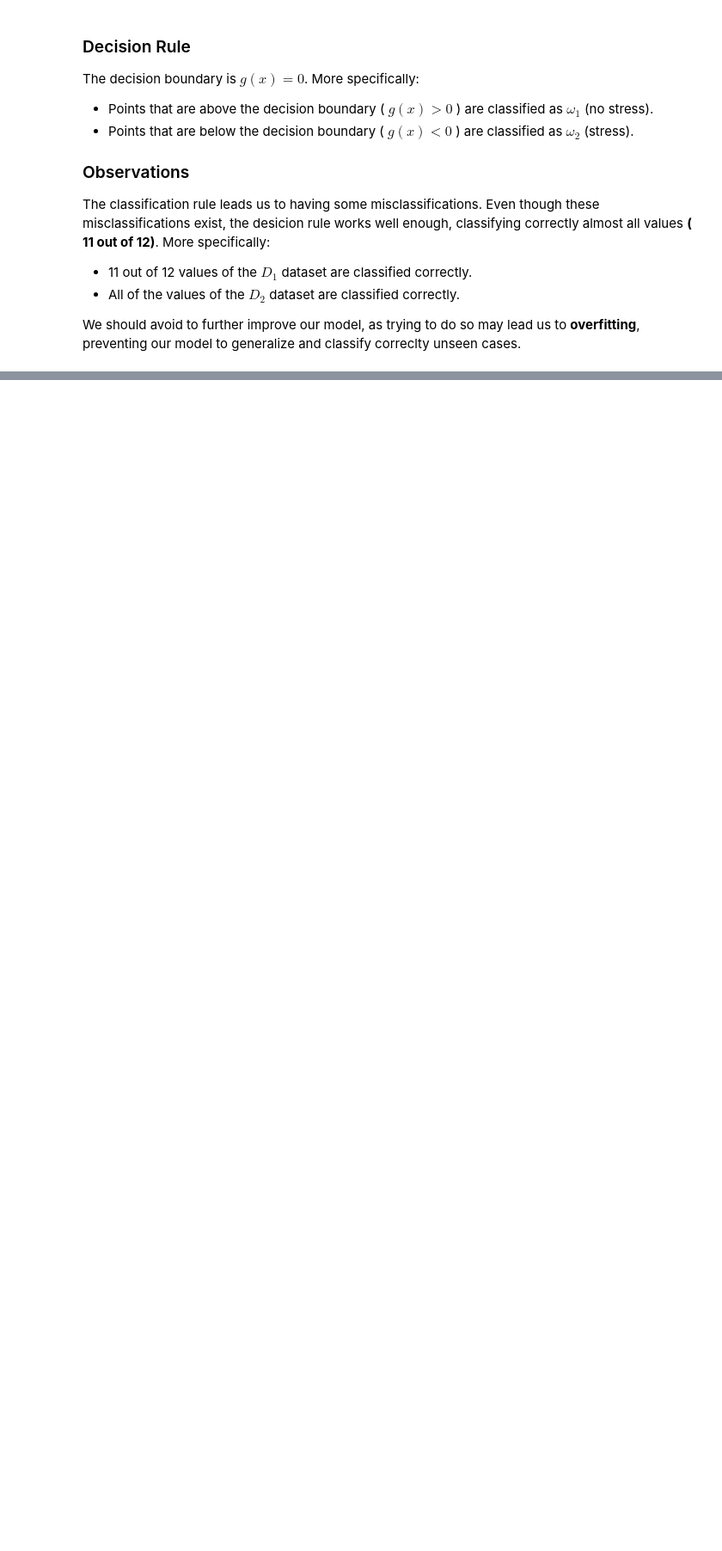
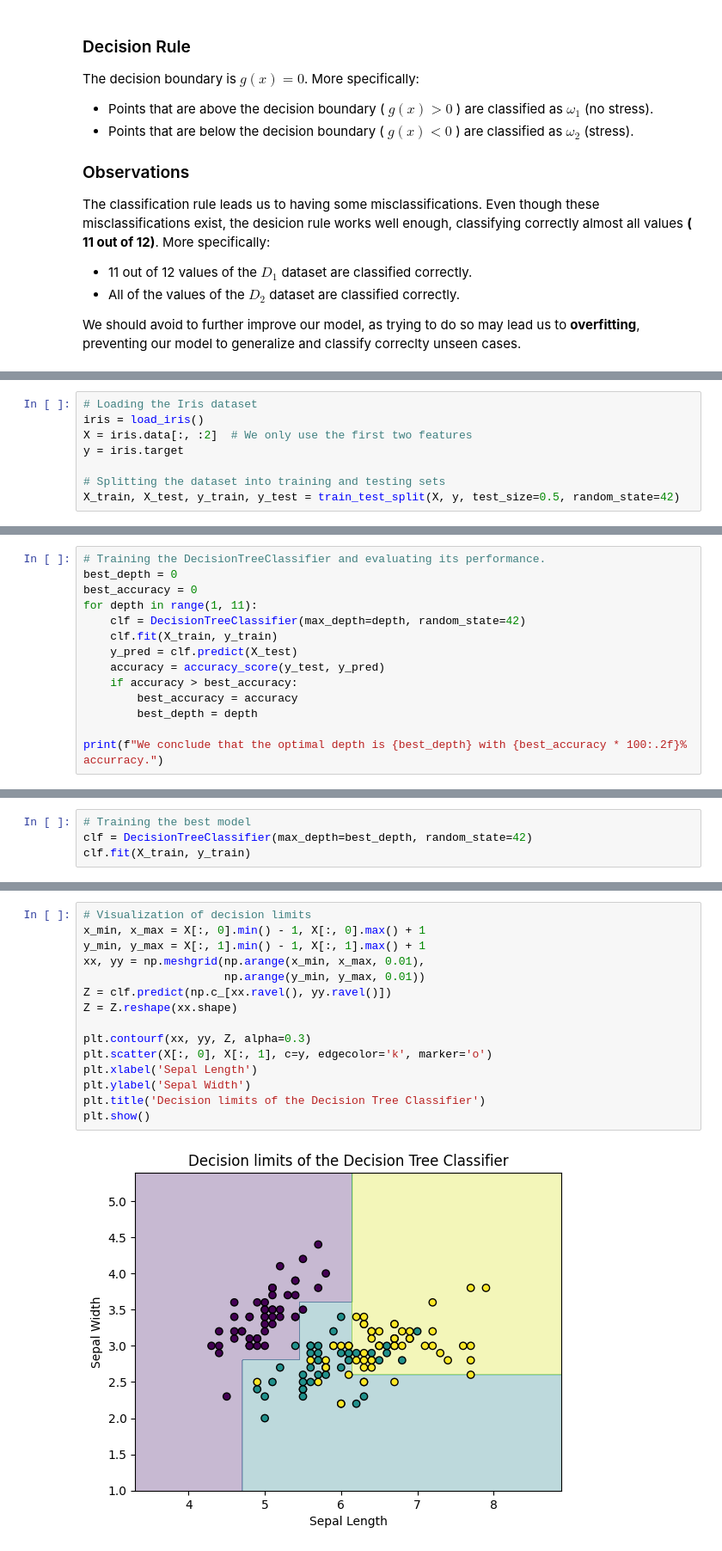
Before and after one commit to vgzoidis/MachineLearningExersice, a Jupyter notebook: Team-5-AC.ipynb, the cells around one changed output, grey strips where cells are left out. Shown: that part at 86% size. Cells and saved outputs as stored; diff of their text form; blank space fills up the shorter version.

```diff
--- a/Team-5-AC.ipynb
+++ b/Team-5-AC.ipynb
@@ -105,0 +226,8 @@ We should avoid to further improve our model, as trying to do so may lead us to
+# %%
+# Loading the Iris dataset
+iris = load_iris()
+X = iris.data[:, :2]  # We only use the first two features
+y = iris.target
+
+# Splitting the dataset into training and testing sets
+X_train, X_test, y_train, y_test = train_test_split(X, y, test_size=0.5, random_state=42)
@@ -105,0 +236,14 @@ We should avoid to further improve our model, as trying to do so may lead us to
+# %%
+# Training the DecisionTreeClassifier and evaluating its performance.
+best_depth = 0
+best_accuracy = 0
+for depth in range(1, 11):
+    clf = DecisionTreeClassifier(max_depth=depth, random_state=42)
+    clf.fit(X_train, y_train)
+    y_pred = clf.predict(X_test)
+    accuracy = accuracy_score(y_test, y_pred)
+    if accuracy > best_accuracy:
+        best_accuracy = accuracy
+        best_depth = depth
+
+print(f"We conclude that the optimal depth is {best_depth} with {best_accuracy * 100:.2f}% accurracy.")
@@ -105,0 +254,4 @@ We should avoid to further improve our model, as trying to do so may lead us to
+# %%
+# Training the best model
+clf = DecisionTreeClassifier(max_depth=best_depth, random_state=42)
+clf.fit(X_train, y_train)
@@ -105,0 +262,17 @@ We should avoid to further improve our model, as trying to do so may lead us to
+# %%
+# Visualization of decision limits
+x_min, x_max = X[:, 0].min() - 1, X[:, 0].max() + 1
+y_min, y_max = X[:, 1].min() - 1, X[:, 1].max() + 1
+xx, yy = np.meshgrid(np.arange(x_min, x_max, 0.01),
+                     np.arange(y_min, y_max, 0.01))
+Z = clf.predict(np.c_[xx.ravel(), yy.ravel()])
+Z = Z.reshape(xx.shape)
+
+plt.contourf(xx, yy, Z, alpha=0.3)
+plt.scatter(X[:, 0], X[:, 1], c=y, edgecolor='k', marker='o')
+plt.xlabel('Sepal Length')
+plt.ylabel('Sepal Width')
+plt.title('Decision limits of the Decision Tree Classifier')
+plt.show()
+# %% [output]
+[figure, added]
```
Also changed, not shown: parts of 43 cells of this notebook.
